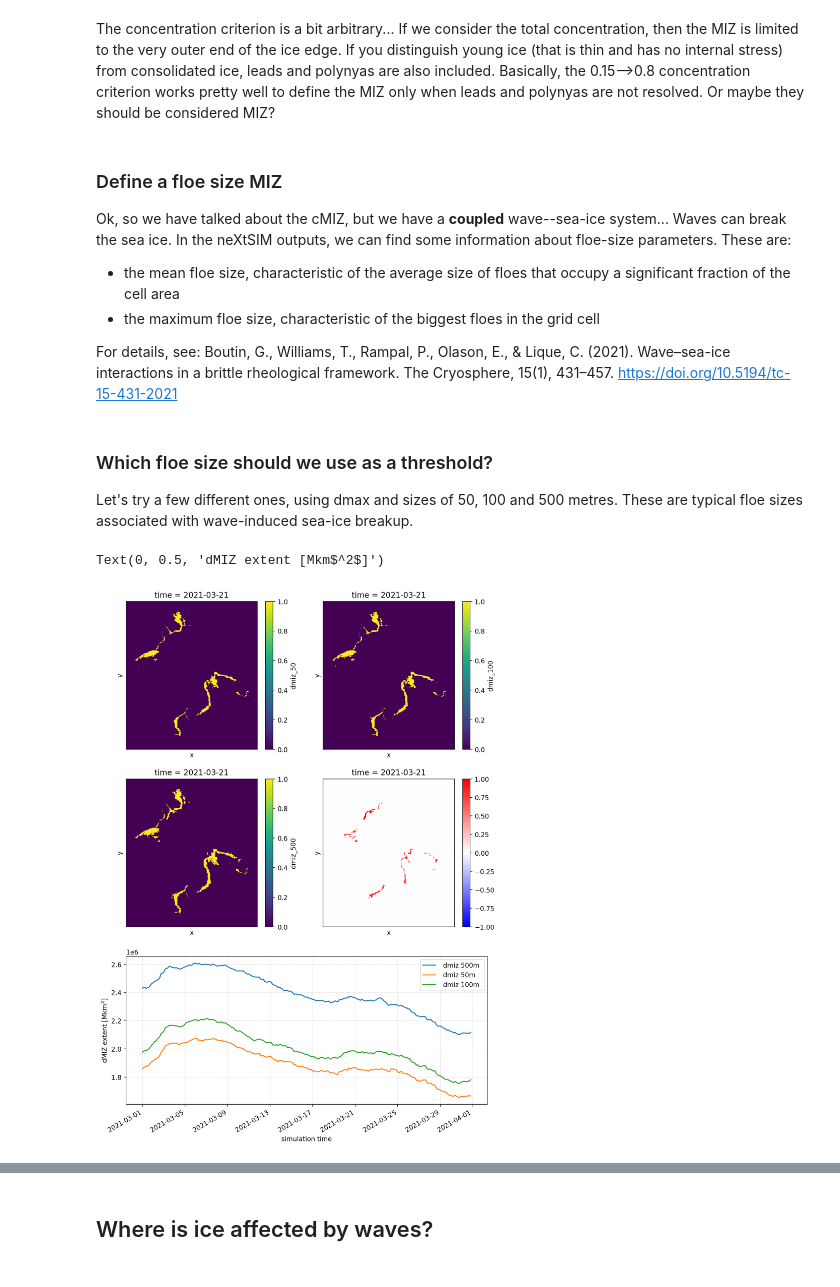
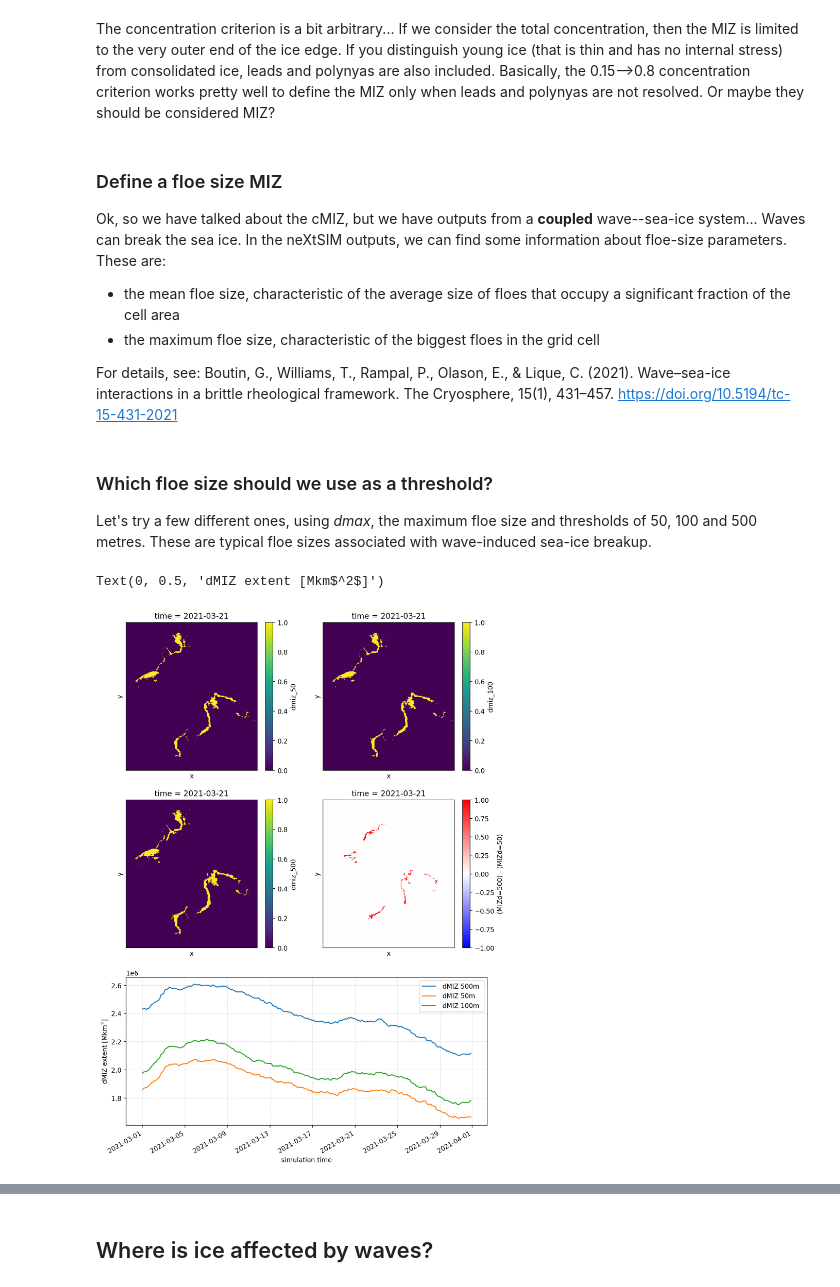
Before and after one commit to sasip-climate/notebooks-nextsim-workshop2025, a Jupyter notebook: tutorial_ww3-nextsim.ipynb, the cells around one changed output, grey strips where cells are left out. Saved outputs shown, nothing was run; the diff lists cells and outputs as text; code cells hidden in the pictures.

```diff
--- a/tutorial_ww3-nextsim.ipynb
+++ b/tutorial_ww3-nextsim.ipynb
@@ -139,6 +151,7 @@ ds_nxm['lead_frac'] = 1-ds_nxm['sic_consolidated']
 ds_nxm['lead_frac'] = ds_nxm['lead_frac'].where(ds_nxm['sic_consolidated']>=.15,np.nan)
 
 ### The conservative version, we ignore young ice, leads are only open water.
-#ds_nxm['lead_frac_conservative'] = 1-ds_nxm["sic"]
-#ds_nxm['lead_frac_conservative'] = ds_nxm['lead_frac_conservative'].where(ds_nxm["sic"]>=.15,np.nan)
+if 0:
+    ds_nxm['lead_frac_conservative'] = 1-ds_nxm["sic"]
+    ds_nxm['lead_frac_conservative'] = ds_nxm['lead_frac_conservative'].where(ds_nxm["sic"]>=.15,np.nan)
 # %%
@@ -262,7 +308,7 @@ The concentration criterion is a bit arbitrary... If we consider the total conce
 ### Define a floe size MIZ
 
 
-Ok, so we have talked about the cMIZ, but we have a **coupled** wave--sea-ice system... Waves can break the sea ice. In the neXtSIM outputs, we can find some information about floe-size parameters. These are:
+Ok, so we have talked about the cMIZ, but we have outputs from a **coupled** wave--sea-ice system... Waves can break the sea ice. In the neXtSIM outputs, we can find some information about floe-size parameters. These are:
 - the mean floe size, characteristic of the average size of floes that occupy a significant fraction of the cell area
 - the maximum floe size, characteristic of the biggest floes in the grid cell
 
@@ -271,5 +317,5 @@ Boutin, G., Williams, T., Rampal, P., Olason, E., & Lique, C. (2021). Wave–sea
 # %% [markdown]
 ### Which floe size should we use as a threshold?
 
-Let's try a few different ones, using dmax and sizes of 50, 100 and 500 metres. These are typical floe sizes associated with wave-induced sea-ice breakup.
+Let's try a few different ones, using _dmax_, the maximum floe size and thresholds of 50, 100 and 500 metres. These are typical floe sizes associated with wave-induced sea-ice breakup.
 # %%
@@ -277,38 +324,41 @@ ds_nxm["dmiz_100"]= xr.where( (ds_nxm['dmax']<=100) & (ds_nxm['sic']>=.15), 1, 0
 ds_nxm["dmiz_500"]= xr.where( (ds_nxm['dmax']<=500) & (ds_nxm['sic']>=.15), 1, 0)
 ds_nxm["dmiz_50"] = xr.where( (ds_nxm['dmax']<=50) & (ds_nxm['sic']>=.15), 1, 0)
 # %%
+### More quick and dirty plots
+
 sel_time='2021-03-21T00:00:00'
 
 fig=plt.figure(figsize=(10,14),dpi=200)
 
 ax=fig.add_subplot(321)
 ds_nxm["dmiz_50"].sel(time=sel_time).plot()
 format_map(ax)
 
 ax=fig.add_subplot(322)
 ds_nxm["dmiz_100"].sel(time=sel_time).plot()
 format_map(ax)
 
 ax=fig.add_subplot(323)
 ds_nxm["dmiz_500"].sel(time=sel_time).plot()
 format_map(ax)
 
+### Plot the difference between using the 500m and 50m threshold
 ax=fig.add_subplot(324)
-(ds_nxm["dmiz_500"]-ds_nxm["dmiz_50"]).sel(time=sel_time).plot(cmap="bwr",vmin=-1,vmax=1)
+cs= (ds_nxm["dmiz_500"]-ds_nxm["dmiz_50"]).sel(time=sel_time).plot(cmap="bwr",vmin=-1,vmax=1,label="Diff MIZ500-MIZ50")
 format_map(ax)
-
+cs.colorbar.set_label("(MIZd=500) - (MIZd=50)")
 ax=fig.add_subplot(313)
 dmiz_500_area_sum = (ds_nxm["dmiz_500"] * grid_area_da).sum(dim=("x", "y"))
-dmiz_500_area_sum.plot(ax=ax, label=" dmiz 500m ")
+dmiz_500_area_sum.plot(ax=ax, label=" dMIZ 500m ")
 dmiz_50_area_sum = (ds_nxm["dmiz_50"] * grid_area_da).sum(dim=("x", "y"))
-dmiz_50_area_sum.plot(ax=ax, label=" dmiz 50m ")
+dmiz_50_area_sum.plot(ax=ax, label=" dMIZ 50m ")
 dmiz_100_area_sum = (ds_nxm["dmiz_100"] * grid_area_da).sum(dim=("x", "y"))
-dmiz_100_area_sum.plot(ax=ax, label=" dmiz 100m ")
+dmiz_100_area_sum.plot(ax=ax, label=" dMIZ 100m ")
 format_timeseries()
 plt.ylabel(r"dMIZ extent [Mkm$^2$]")
 # %% [output]
 Text(0, 0.5, 'dMIZ extent [Mkm$^2$]')
-[figure, old version]
+[figure, new version]
 # %% [markdown]
 # WAVEWATCH III outputs
 
```
Also changed, not shown: parts of 23 cells of this notebook, 2 other files.
